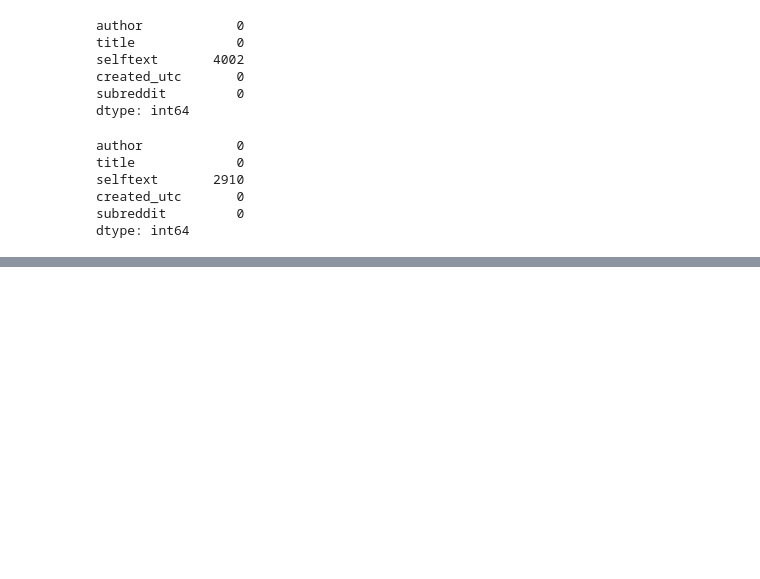
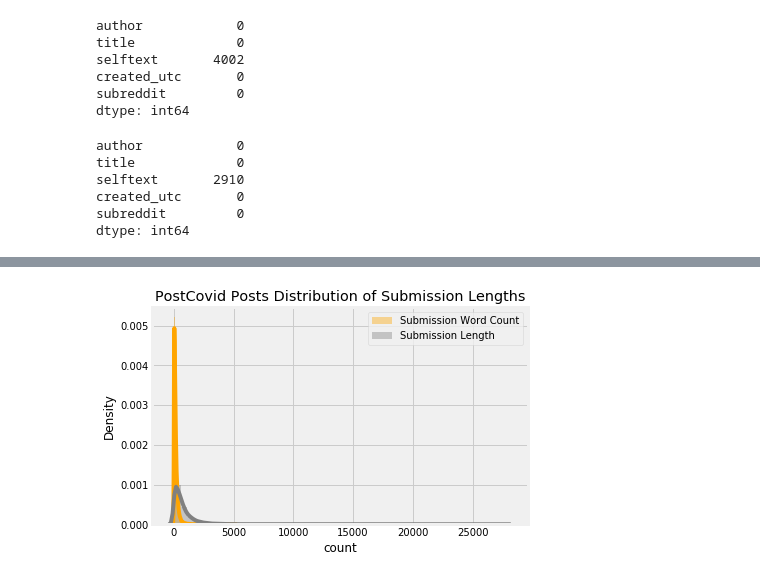
Before and after one commit to eileenhartnett/NLP-DeepLearning-Reddit-Project, a Jupyter notebook: notebooks/step2-clean_data.ipynb, the cells around one changed output, grey strips where cells are left out. Drawn from its saved outputs; the diff is of its cells as text; code cells hidden in the pictures; blank space fills up the shorter version.

```diff
--- a/notebooks/step2-clean_data.ipynb
+++ b/notebooks/step2-clean_data.ipynb
@@ -78,0 +88,2 @@ dtype: int64
+# %%
+PostCovid_posts['text'] = PostCovid_posts[['title', 'selftext']].stack().groupby(level=0).agg(' : '.join)
@@ -78,0 +93,2 @@ dtype: int64
+# %%
+PostCovid_posts.drop(columns = ['title','selftext'], inplace=True)
@@ -78,0 +218,8 @@ dtype: int64
+# %%
+sns.distplot( PostCovid_posts['text_word_count'] , color = 'orange', label="Submission Word Count",bins=50)
+sns.distplot( PostCovid_posts['text_length'] , color = 'grey', label="Submission Length", bins=50)
+plt.xlabel("count")
+plt.title("PostCovid Posts Distribution of Submission Lengths")
+plt.legend();
+# %% [output]
+[figure, added]
```
Also changed, not shown: parts of 23 cells of this notebook.
